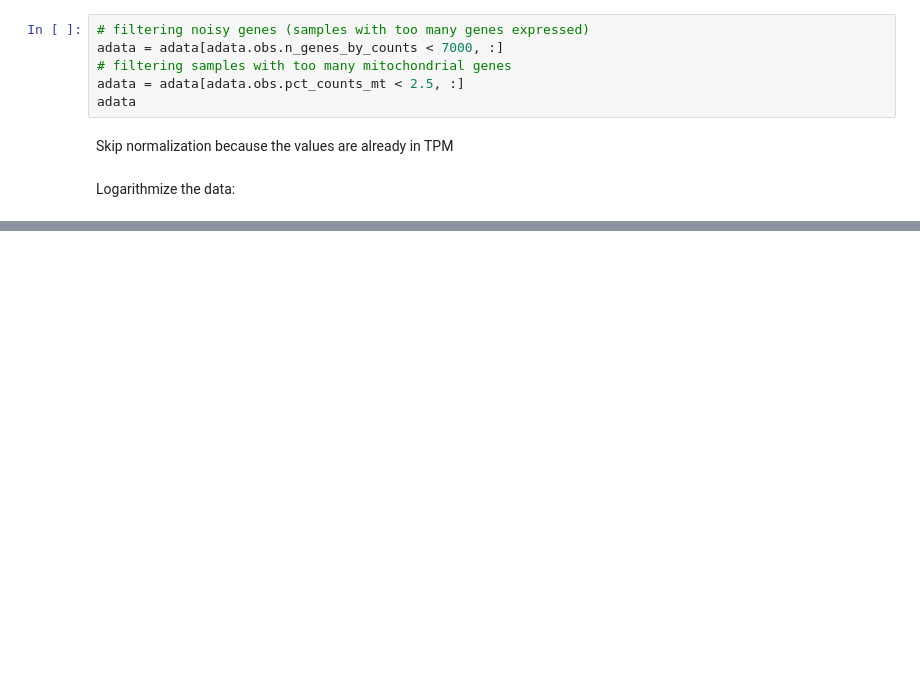
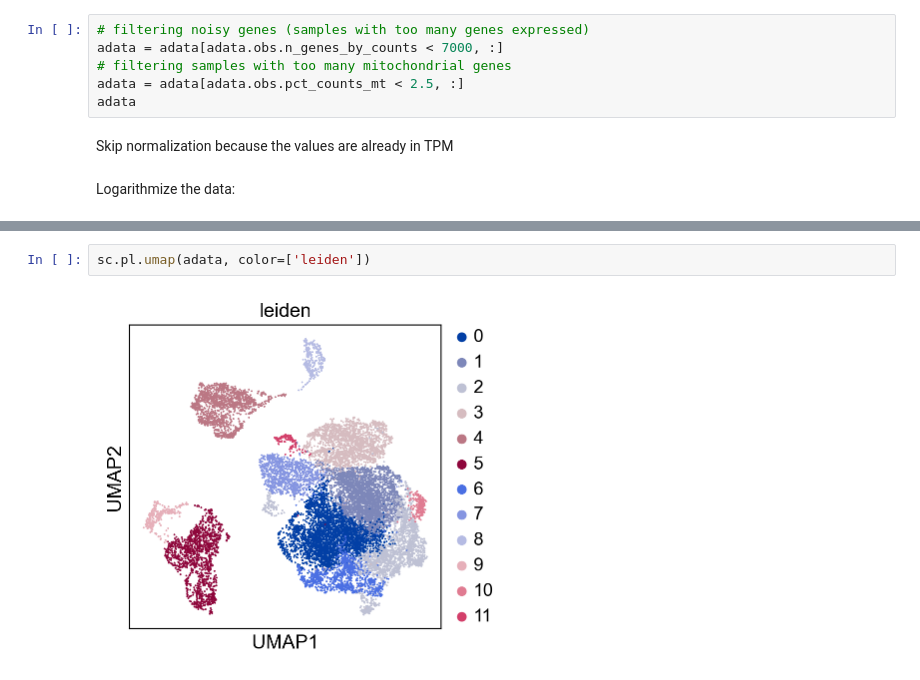
Before and after one commit to meg-bit/immune-cells-TIME-single-cell-anti-PD-1, a Jupyter notebook: 01single_cell_annotation.ipynb, the cells around one changed output, grey strips where cells are left out. Cells and saved outputs as stored; diff of their text form; blank space fills up the shorter version.

```diff
--- a/01single_cell_annotation.ipynb
+++ b/01single_cell_annotation.ipynb
@@ -169,0 +237,4 @@ Logarithmize the data:
+# %%
+sc.pl.umap(adata, color=['leiden'])
+# %% [output]
+[figure, added]
```
Also changed, not shown: parts of 11 cells of this notebook.
